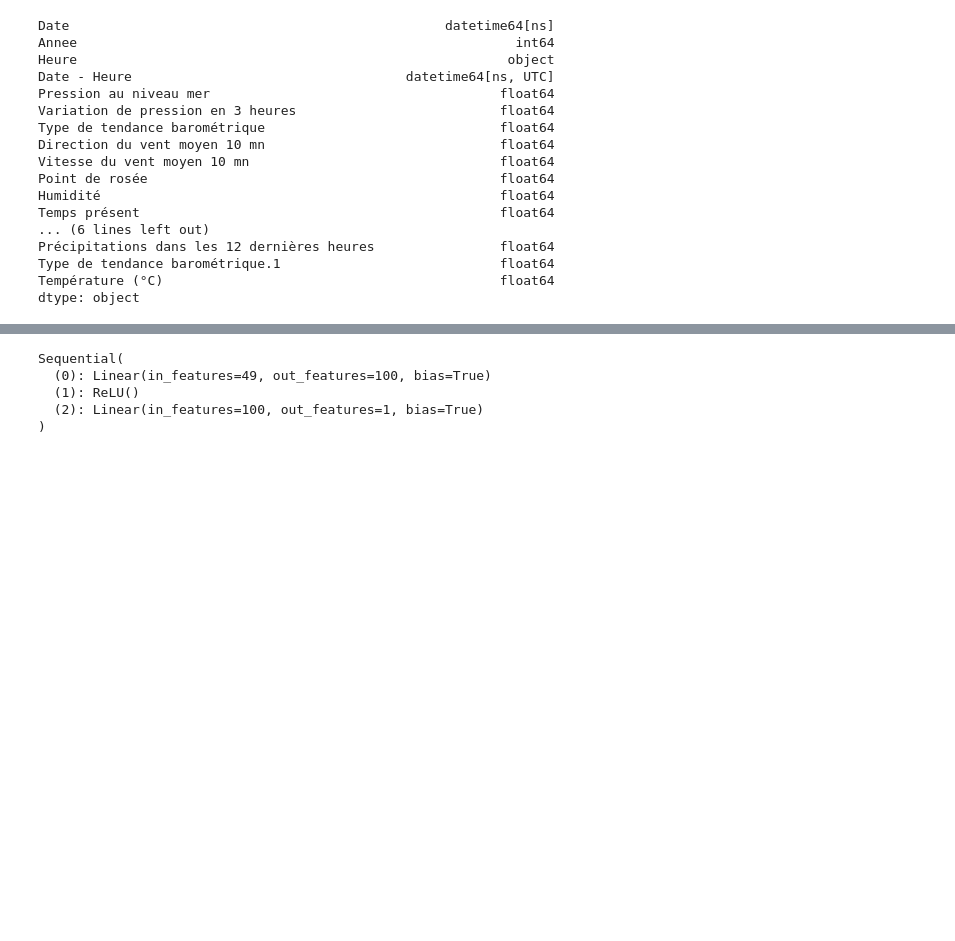
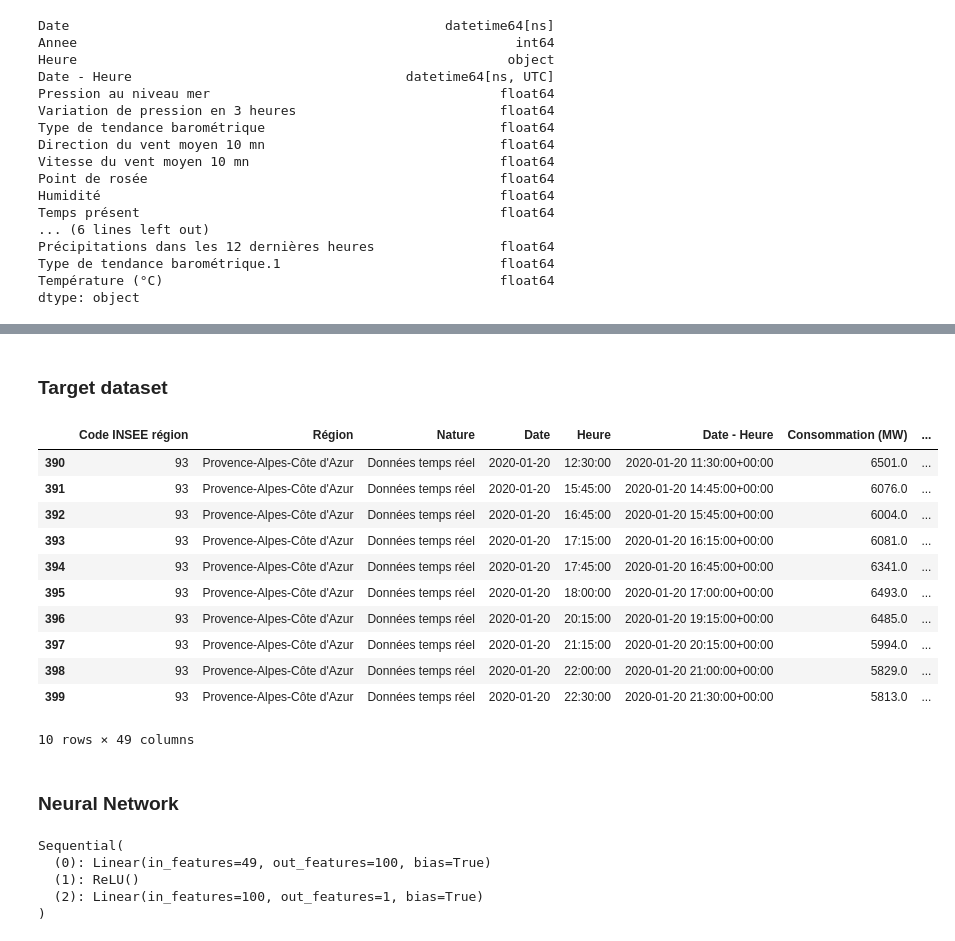
Before and after one commit to NicolasLacroix/data-representation, a Jupyter notebook: notebooks/consumption_prediction.ipynb, the cells around one changed output, grey strips where cells are left out. Cells and saved outputs as stored; diff of their text form; code cells hidden in the pictures; blank space fills up the shorter version.

```diff
--- a/notebooks/consumption_prediction.ipynb
+++ b/notebooks/consumption_prediction.ipynb
@@ -132 +139,22 @@ target_data
+# %% [markdown]
+### Target dataset
+# %%
+target_data = pd.concat([data, data_meteo], axis=1, join='inner')[TRAIN_SPLIT-NB_DAYS:TRAIN_SPLIT]
+# TODO : .values.astype(np.float64)
+target_data
+# %% [output]
+|  | Code INSEE région | Région | Nature | Date | Heure | Date - Heure | Consommation (MW) | ... |
+| 390 | 93 | Provence-Alpes-Côte d'Azur | Données temps réel | 2020-01-20 | 12:30:00 | 2020-01-20 11:30:00+00:00 | 6501.0 | ... |
+| 391 | 93 | Provence-Alpes-Côte d'Azur | Données temps réel | 2020-01-20 | 15:45:00 | 2020-01-20 14:45:00+00:00 | 6076.0 | ... |
+| 392 | 93 | Provence-Alpes-Côte d'Azur | Données temps réel | 2020-01-20 | 16:45:00 | 2020-01-20 15:45:00+00:00 | 6004.0 | ... |
+| 393 | 93 | Provence-Alpes-Côte d'Azur | Données temps réel | 2020-01-20 | 17:15:00 | 2020-01-20 16:15:00+00:00 | 6081.0 | ... |
+| 394 | 93 | Provence-Alpes-Côte d'Azur | Données temps réel | 2020-01-20 | 17:45:00 | 2020-01-20 16:45:00+00:00 | 6341.0 | ... |
+| 395 | 93 | Provence-Alpes-Côte d'Azur | Données temps réel | 2020-01-20 | 18:00:00 | 2020-01-20 17:00:00+00:00 | 6493.0 | ... |
+| 396 | 93 | Provence-Alpes-Côte d'Azur | Données temps réel | 2020-01-20 | 20:15:00 | 2020-01-20 19:15:00+00:00 | 6485.0 | ... |
+| 397 | 93 | Provence-Alpes-Côte d'Azur | Données temps réel | 2020-01-20 | 21:15:00 | 2020-01-20 20:15:00+00:00 | 5994.0 | ... |
+| 398 | 93 | Provence-Alpes-Côte d'Azur | Données temps réel | 2020-01-20 | 22:00:00 | 2020-01-20 21:00:00+00:00 | 5829.0 | ... |
+| 399 | 93 | Provence-Alpes-Côte d'Azur | Données temps réel | 2020-01-20 | 22:30:00 | 2020-01-20 21:30:00+00:00 | 5813.0 | ... |
+10 rows × 49 columns
+# %% [markdown]
+### Neural Network
 # %%
```
Also changed, not shown: parts of 17 cells of this notebook, 2 other files.
